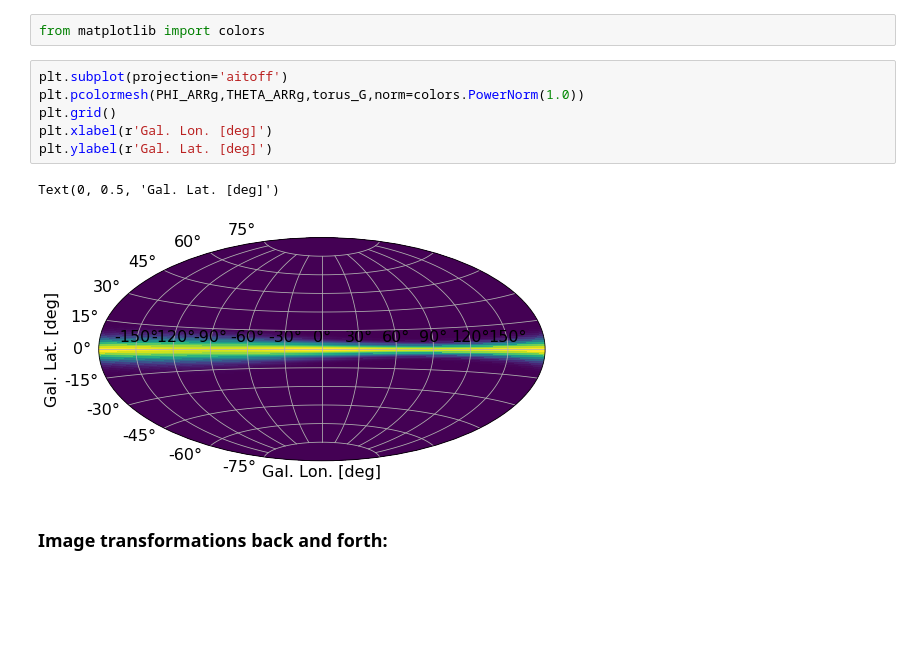
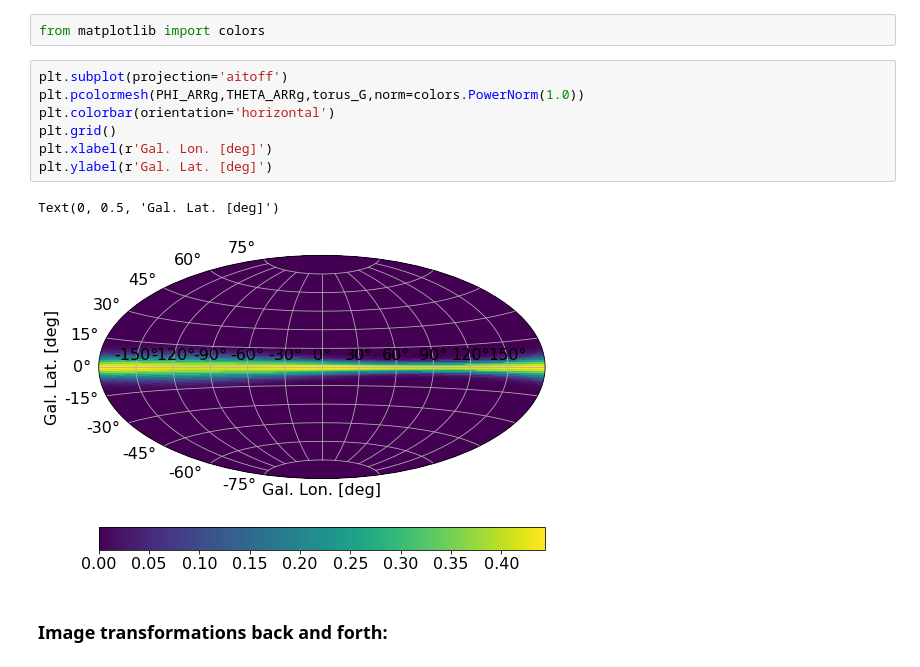
Before and after one commit to tsiegert/for-students, a Jupyter notebook: los_torus_trafo.ipynb, the cells around one changed output. Saved outputs shown, nothing was run; the diff lists cells and outputs as text; blank space fills up the shorter version.

```diff
--- a/los_torus_trafo.ipynb
+++ b/los_torus_trafo.ipynb
@@ -602,12 +602,13 @@ from matplotlib import colors
 # %%
 plt.subplot(projection='aitoff')
 plt.pcolormesh(PHI_ARRg,THETA_ARRg,torus_G,norm=colors.PowerNorm(1.0))
+plt.colorbar(orientation='horizontal')
 plt.grid()
 plt.xlabel(r'Gal. Lon. [deg]')
 plt.ylabel(r'Gal. Lat. [deg]')
 # %% [output]
 Text(0, 0.5, 'Gal. Lat. [deg]')
-[figure, old version]
+[figure, new version]
 # %% [markdown]
 <h3>Image transformations back and forth:</h3>
 # %%
```
Also changed, not shown: parts of 2 cells of this notebook.
